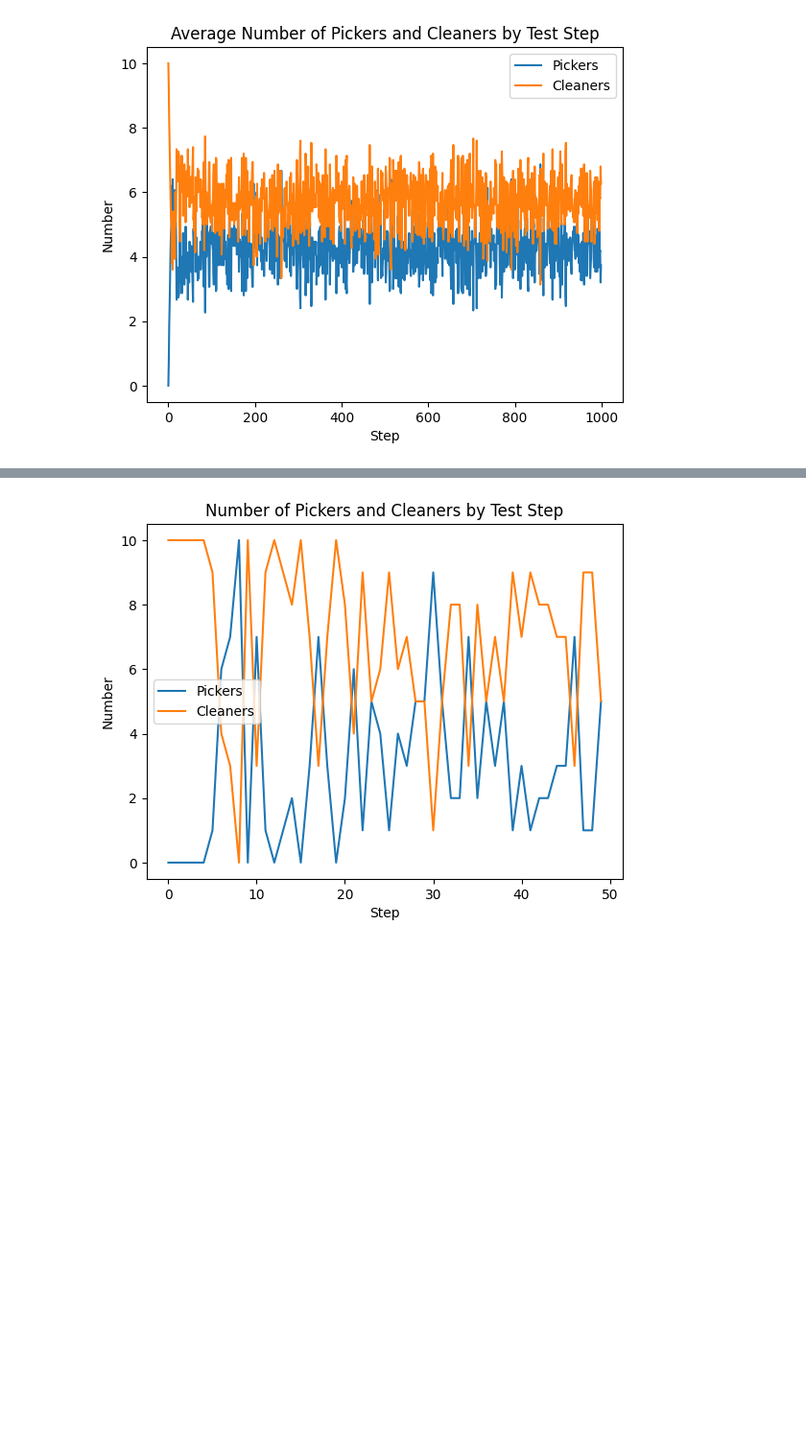
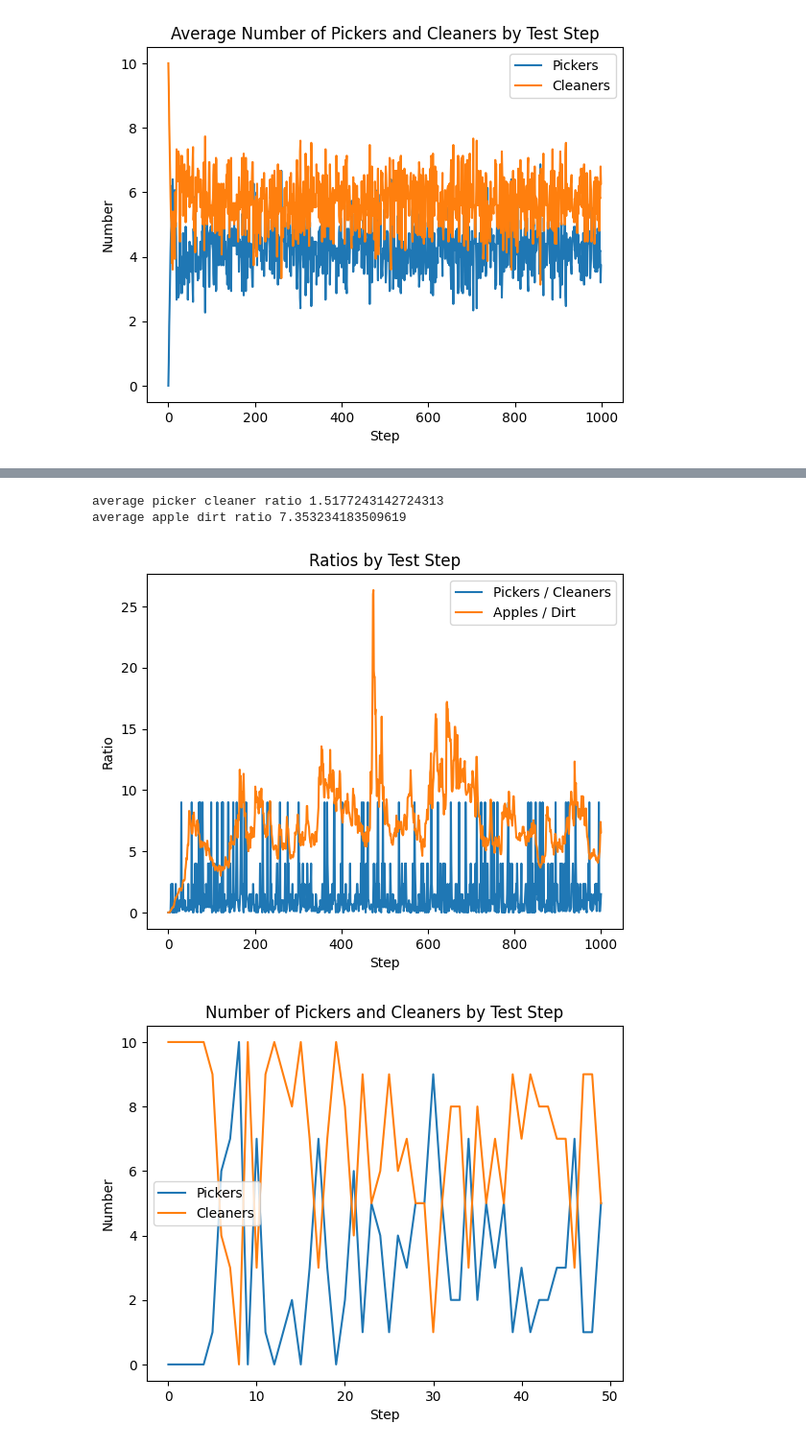
Before and after one commit to gnguralnick/social_reinforcement_learning, a Jupyter notebook: notebooks/one-d/exp_oned_u.ipynb, the cells around one changed output, grey strips where cells are left out. Shown: that part at 96% size. Drawn from its saved outputs; the diff is of its cells as text; code cells hidden in the pictures; blank space fills up the shorter version.

```diff
--- a/notebooks/one-d/exp_oned_u.ipynb
+++ b/notebooks/one-d/exp_oned_u.ipynb
@@ -314,3 +329,34 @@ plt.show()
+# %%
+plt.figure()
+plt.title("Ratios by Test Step")
+plt.xlabel("Step")
+plt.ylabel("Ratio")
+episode = test_stats[0]
+#plt.plot([episode['pickers'][i] / (episode['cleaners'][i] + 1e-1) for i in range(len(episode['pickers']))])
+
+picker_cleaner_ratios = []
+picker_cleaner_steps = []
+for i, (num_pickers, num_cleaners) in enumerate(zip(episode['pickers'], episode['cleaners'])):
+    if num_cleaners > 0:
+        picker_cleaner_ratios.append(num_pickers / num_cleaners)
+        picker_cleaner_steps.append(i)
+print('average picker cleaner ratio', np.mean(picker_cleaner_ratios))
+plt.plot(picker_cleaner_steps, picker_cleaner_ratios, label='Pickers / Cleaners')
+
+apple_dirt_ratios = []
+apple_dirt_steps = []
+for i, (num_apples, num_dirt) in enumerate(zip(episode['num_apples'], episode['num_dirt'])):
+    if num_dirt > 0:
+        apple_dirt_ratios.append(num_apples / num_dirt)
+        apple_dirt_steps.append(i)
+plt.plot(apple_dirt_steps, apple_dirt_ratios, label='Apples / Dirt')
+print('average apple dirt ratio', np.mean(apple_dirt_ratios))
+plt.legend()
+plt.show()
+# %% [output]
+average picker cleaner ratio 1.5177243142724313
+average apple dirt ratio 7.353234183509619
+[figure, added]
 # %%
 plt.figure()
 plt.title("Number of Pickers and Cleaners by Test Step")
```
Also changed, not shown: parts of 1 cell of this notebook, 4 other files.
